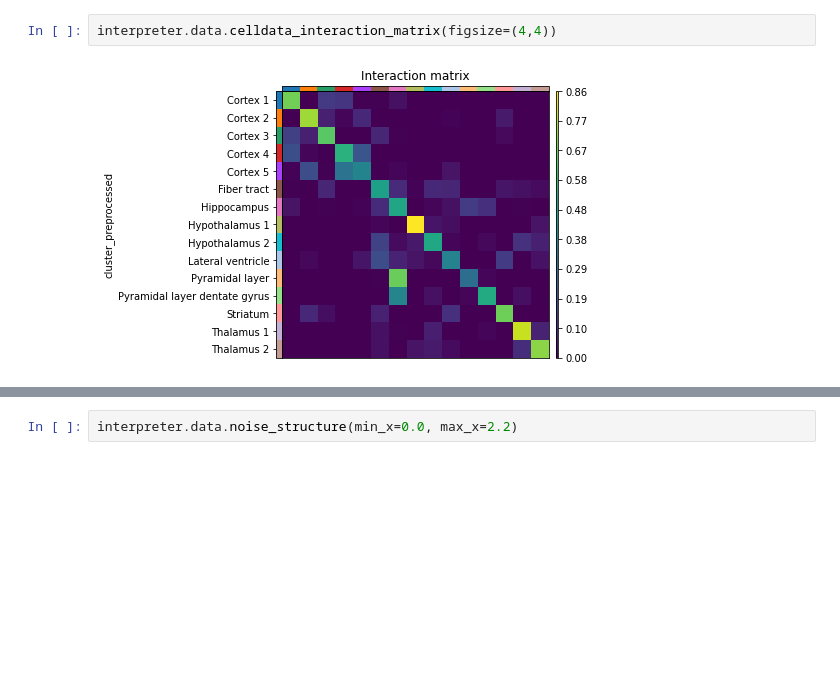
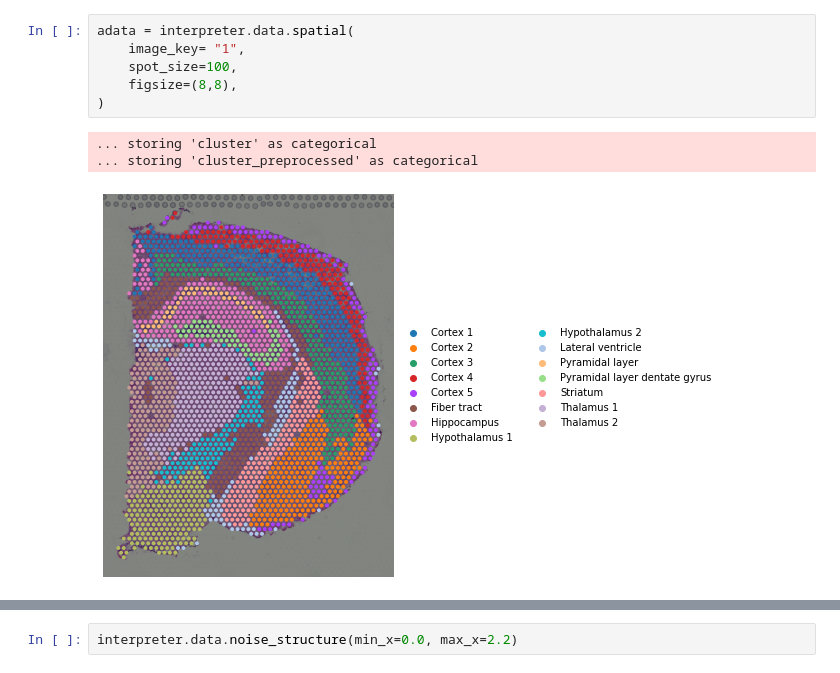
Before and after one commit to theislab/ncem_benchmarks, a Jupyter notebook: notebooks/data_exploration/data_exploration_visium_brain.ipynb, the cells around one changed output, grey strips where cells are left out. Saved outputs shown, nothing was run; the diff lists cells and outputs as text; blank space fills up the shorter version.

```diff
--- a/notebooks/data_exploration/data_exploration_visium_brain.ipynb
+++ b/notebooks/data_exploration/data_exploration_visium_brain.ipynb
@@ -38,7 +32,13 @@ adata = interpreter.data.spatial(
-# %%
-interpreter.data.celldata_interaction_matrix(figsize=(4,4))
-# %% [output]
-[figure, removed]
+# %%
+adata = interpreter.data.spatial(
+    image_key= "1",
+    spot_size=100,
+    figsize=(8,8),
+)
+# %% [output]
+... storing 'cluster' as categorical
+... storing 'cluster_preprocessed' as categorical
+[figure, added]
 # %%
 var_decomp = interpreter.data.compute_variance_decomposition()
 interpreter.data.variance_decomposition(
```
Also changed, not shown: parts of 6 cells of this notebook.
